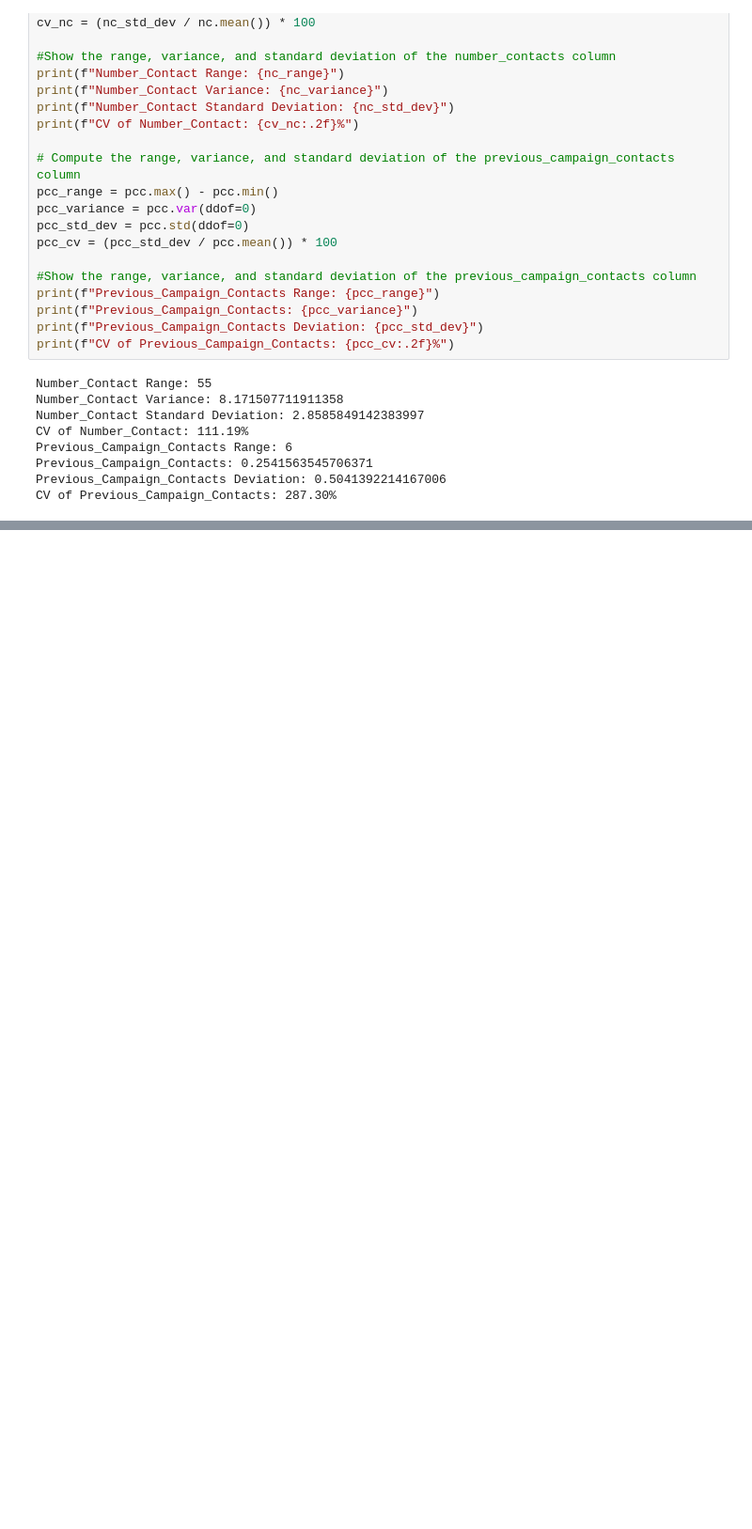
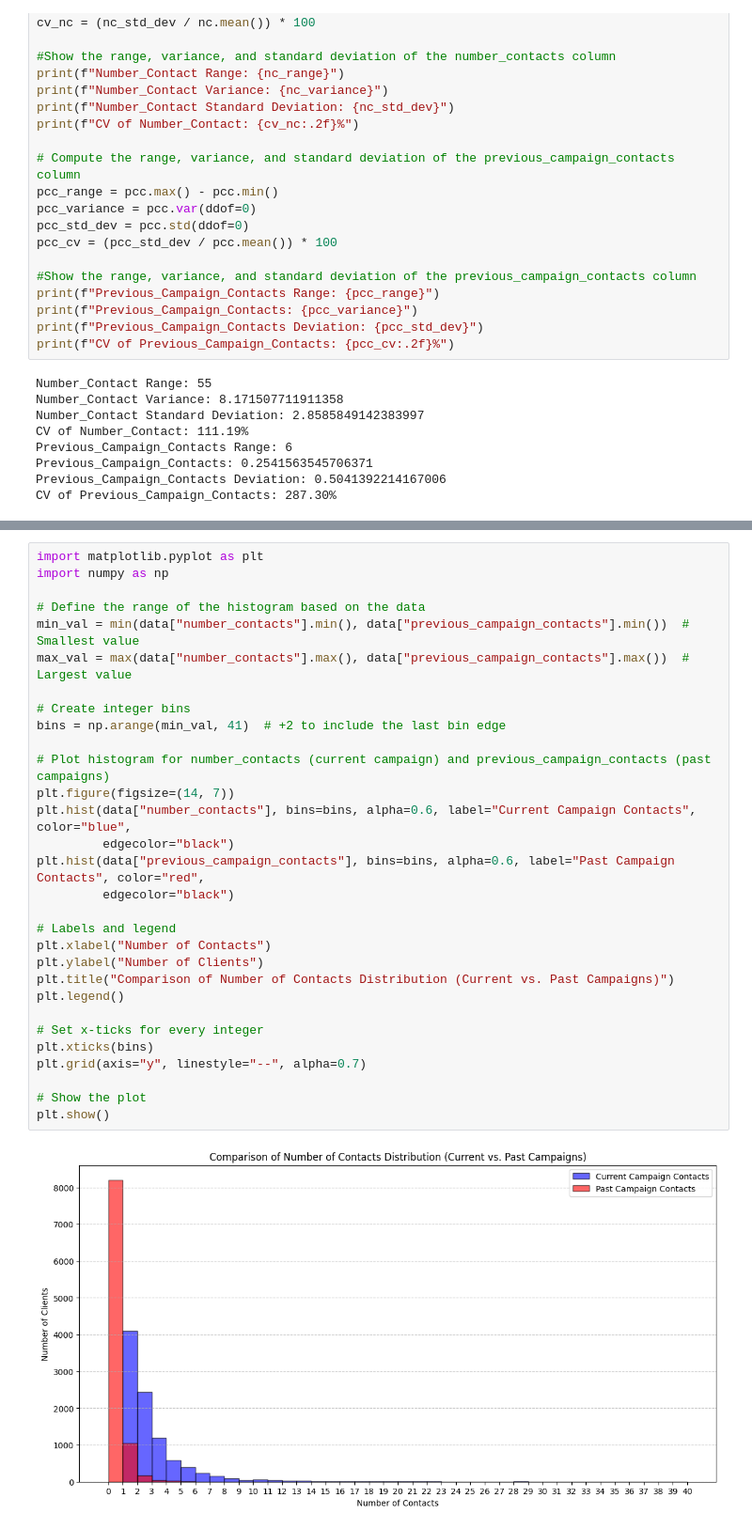
Before and after one commit to KinGabriel/Bank-Marketing-Preprocessing, a Jupyter notebook: variability_and_dispersion.ipynb, the cells around one changed output, grey strips where cells are left out. Shown at 94% size. Saved outputs shown, nothing was run; the diff lists cells and outputs as text; blank space fills up the shorter version.

```diff
--- a/variability_and_dispersion.ipynb
+++ b/variability_and_dispersion.ipynb
@@ -119,0 +183,32 @@ CV of Previous_Campaign_Contacts: 287.30%
+# %%
+import matplotlib.pyplot as plt
+import numpy as np
+
+# Define the range of the histogram based on the data
+min_val = min(data["number_contacts"].min(), data["previous_campaign_contacts"].min())  # Smallest value
+max_val = max(data["number_contacts"].max(), data["previous_campaign_contacts"].max())  # Largest value
+
+# Create integer bins
+bins = np.arange(min_val, 41)  # +2 to include the last bin edge
+
+# Plot histogram for number_contacts (current campaign) and previous_campaign_contacts (past campaigns)
+plt.figure(figsize=(14, 7))
+plt.hist(data["number_contacts"], bins=bins, alpha=0.6, label="Current Campaign Contacts", color="blue",
+         edgecolor="black")
+plt.hist(data["previous_campaign_contacts"], bins=bins, alpha=0.6, label="Past Campaign Contacts", color="red",
+         edgecolor="black")
+
+# Labels and legend
+plt.xlabel("Number of Contacts")
+plt.ylabel("Number of Clients")
+plt.title("Comparison of Number of Contacts Distribution (Current vs. Past Campaigns)")
+plt.legend()
+
+# Set x-ticks for every integer
+plt.xticks(bins)
+plt.grid(axis="y", linestyle="--", alpha=0.7)
+
+# Show the plot
+plt.show()
+# %% [output]
+[figure, added]
```
Also changed, not shown: parts of 5 cells of this notebook.
